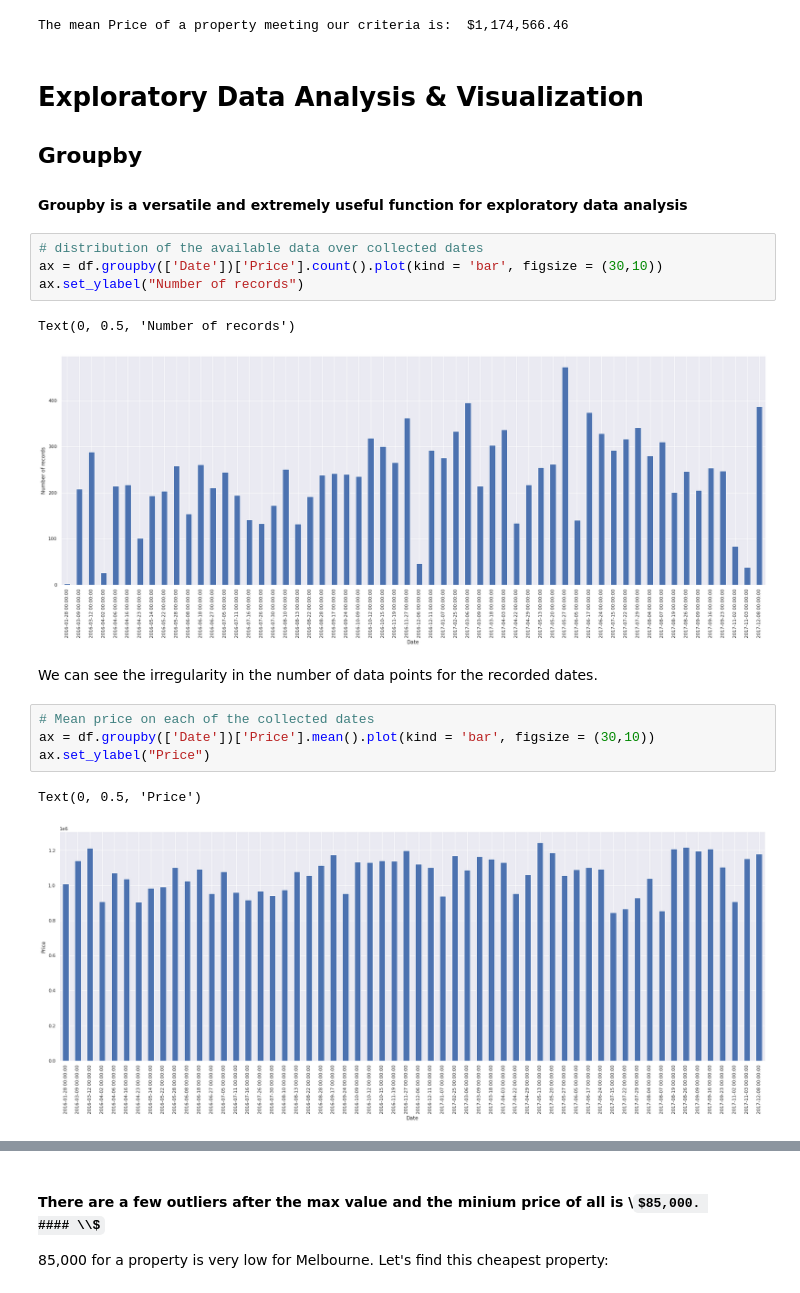
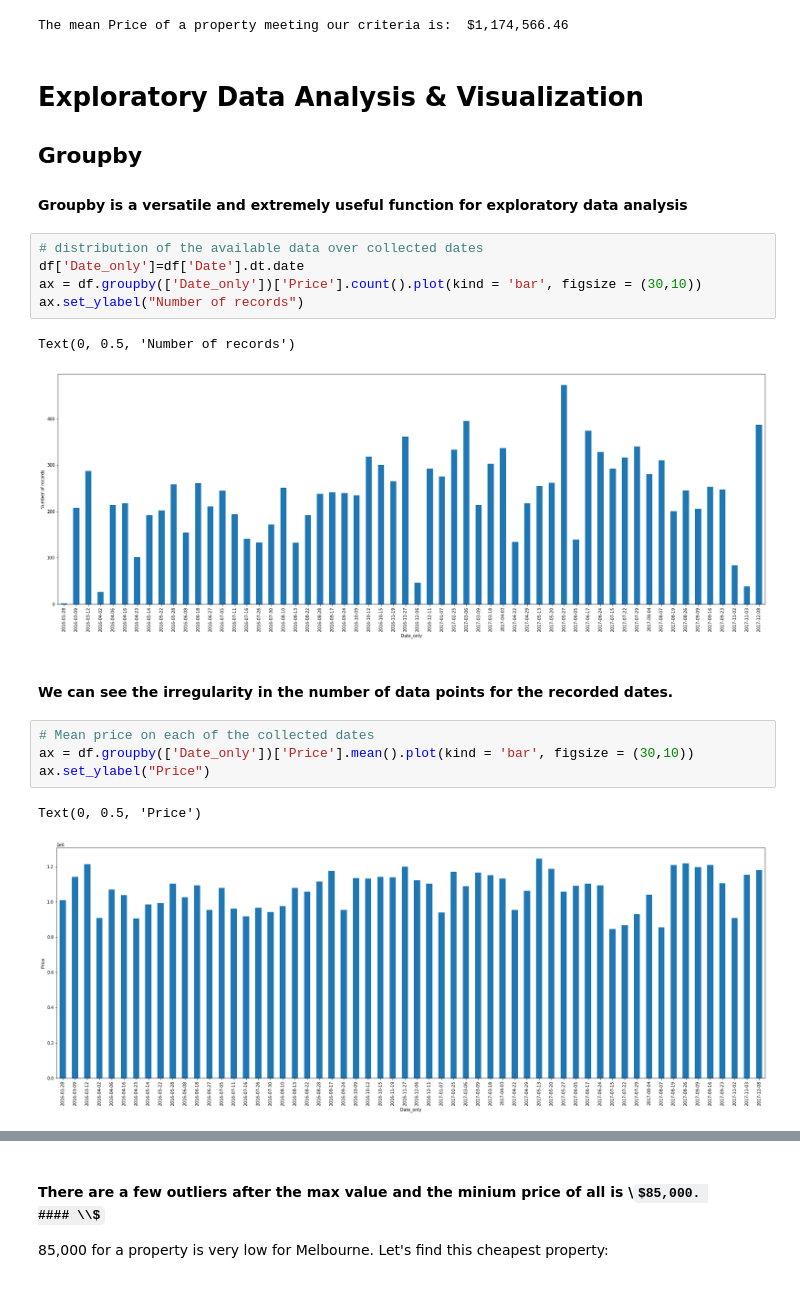
Before and after one commit to maftouni/Pandas_Jump_Start, a Jupyter notebook: data-exploration-in-pandas-jump-start.ipynb, the cells around one changed output, grey strips where cells are left out. Saved outputs shown, nothing was run; the diff lists cells and outputs as text; some formulas as TeX source.

```diff
--- a/data-exploration-in-pandas-jump-start.ipynb
+++ b/data-exploration-in-pandas-jump-start.ipynb
@@ -457,24 +447,25 @@ The mean Price of a property meeting our criteria is:  $1,174,566.46
 # %% [markdown]
 # Exploratory Data Analysis & Visualization
 
-## Groupby
+## **Groupby**
 #### Groupby is a versatile and extremely useful function for exploratory data analysis
 # %%
 # distribution of the available data over collected dates
-ax = df.groupby(['Date'])['Price'].count().plot(kind = 'bar', figsize = (30,10))
+df['Date_only']=df['Date'].dt.date
+ax = df.groupby(['Date_only'])['Price'].count().plot(kind = 'bar', figsize = (30,10))
 ax.set_ylabel("Number of records")
 # %% [output]
 Text(0, 0.5, 'Number of records')
-[figure, old version]
+[figure, new version]
 # %% [markdown]
-We can see the irregularity in the number of data points for the recorded dates.
+#### We can see the irregularity in the number of data points for the recorded dates.
 # %%
 # Mean price on each of the collected dates
-ax = df.groupby(['Date'])['Price'].mean().plot(kind = 'bar', figsize = (30,10))
+ax = df.groupby(['Date_only'])['Price'].mean().plot(kind = 'bar', figsize = (30,10))
 ax.set_ylabel("Price")
 # %% [output]
 Text(0, 0.5, 'Price')
-[figure, old version]
+[figure, new version]
 # %%
 # Visualization
 plt.figure(figsize=(10, 8), dpi=80)
```
Also changed, not shown: parts of 40 cells of this notebook.
